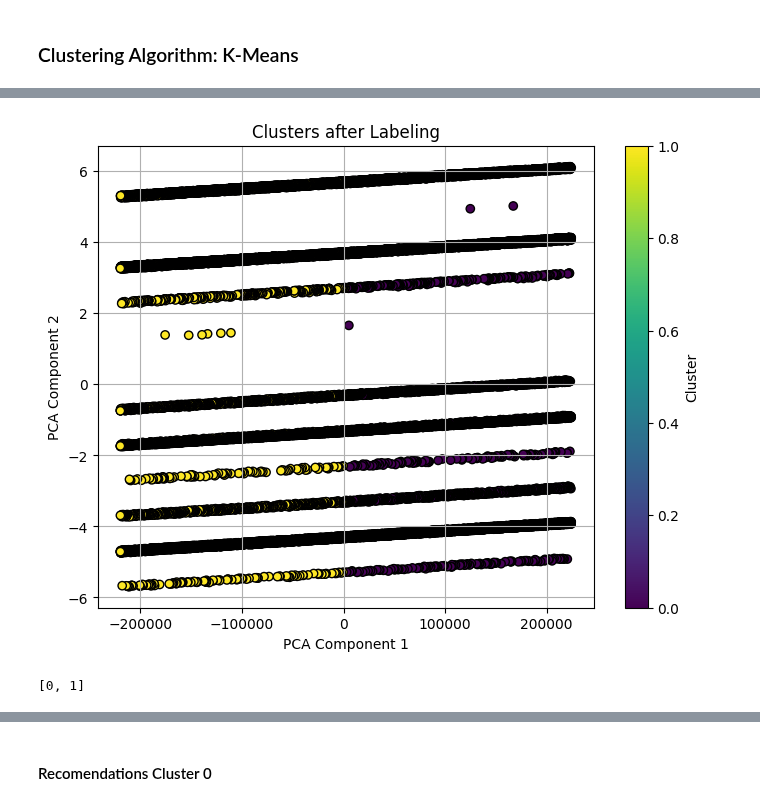
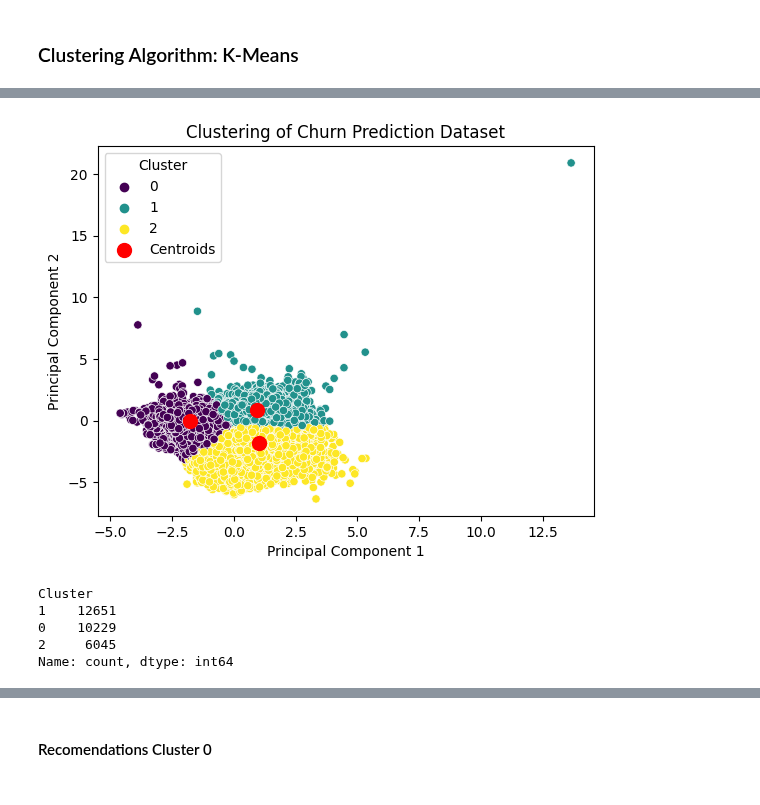
Before and after one commit to BDM3014ProjectWinter2024/BankChurnPrediction, a Jupyter notebook: clusteringmodel.ipynb, the cells around one changed output, grey strips where cells are left out. Drawn from its saved outputs; the diff is of its cells as text; code cells hidden in the pictures.

```diff
--- a/clusteringmodel.ipynb
+++ b/clusteringmodel.ipynb
@@ -145,39 +108,34 @@ Calinsky Harabasz Score: 87051.091
-# %%
-from sklearn.decomposition import PCA
-# Choose the optimal number of clusters based on the plot or other metrics
-optimal_num_clusters = 2
-
-# Apply K-means clustering with the optimal number of clusters
-kmeans = KMeans(n_clusters=optimal_num_clusters, random_state=42)
-kmeans.fit(X)
-
-# Get the cluster labels
-cluster_labels = kmeans.labels_
-
-# Optionally, you can add cluster labels as a feature in your dataset
-X['cluster_label'] = cluster_labels
-
-# Apply PCA to reduce dimensionality to 2D
-pca = PCA(n_components=2)
-X_pca = pca.fit_transform(X)
-
-# Plot the clusters
-plt.figure(figsize=(8, 6))
-plt.scatter(X_pca[:, 0], X_pca[:, 1], c=cluster_labels, cmap='viridis', edgecolor='k')
-plt.xlabel('PCA Component 1')
-plt.ylabel('PCA Component 2')
-plt.title('Clusters after Labeling')
-plt.colorbar(label='Cluster')
-plt.grid(True)
-plt.show()
-# %% [output]
-[figure, removed]
-# %%
-# Descriptive summary of clusters
-
-X['cluster_label'] = kmeans.labels_
-labels = list(set(kmeans.labels_))
-labels
-# %% [output]
-[0, 1]
+# %%
+# Choose the number of clusters
+k = 3
+
+# Perform KMeans clustering
+kmeans = KMeans(n_clusters=k, random_state=42)
+clusters = kmeans.fit_predict(X_pca)
+
+# Get cluster centers
+centroids = kmeans.cluster_centers_
+
+# Add cluster labels to the dataframe
+X['Cluster'] = clusters
+
+# Visualize clusters and centroids
+sns.scatterplot(x=X_pca[:, 0], y=X_pca[:, 1], hue=X['Cluster'], palette='viridis', legend='full')
+plt.scatter(centroids[:, 0], centroids[:, 1], s=100, c='red', label='Centroids')
+
+plt.title('Clustering of Churn Prediction Dataset')
+plt.xlabel('Principal Component 1')
+plt.ylabel('Principal Component 2')
+plt.legend(title='Cluster')
+plt.show()
+# %% [output]
+[figure, added]
+# %%
+X['Cluster'].value_counts()
+# %% [output]
+Cluster
+1    12651
+0    10229
+2     6045
+Name: count, dtype: int64
 # %%
```
Also changed, not shown: parts of 10 cells of this notebook.
